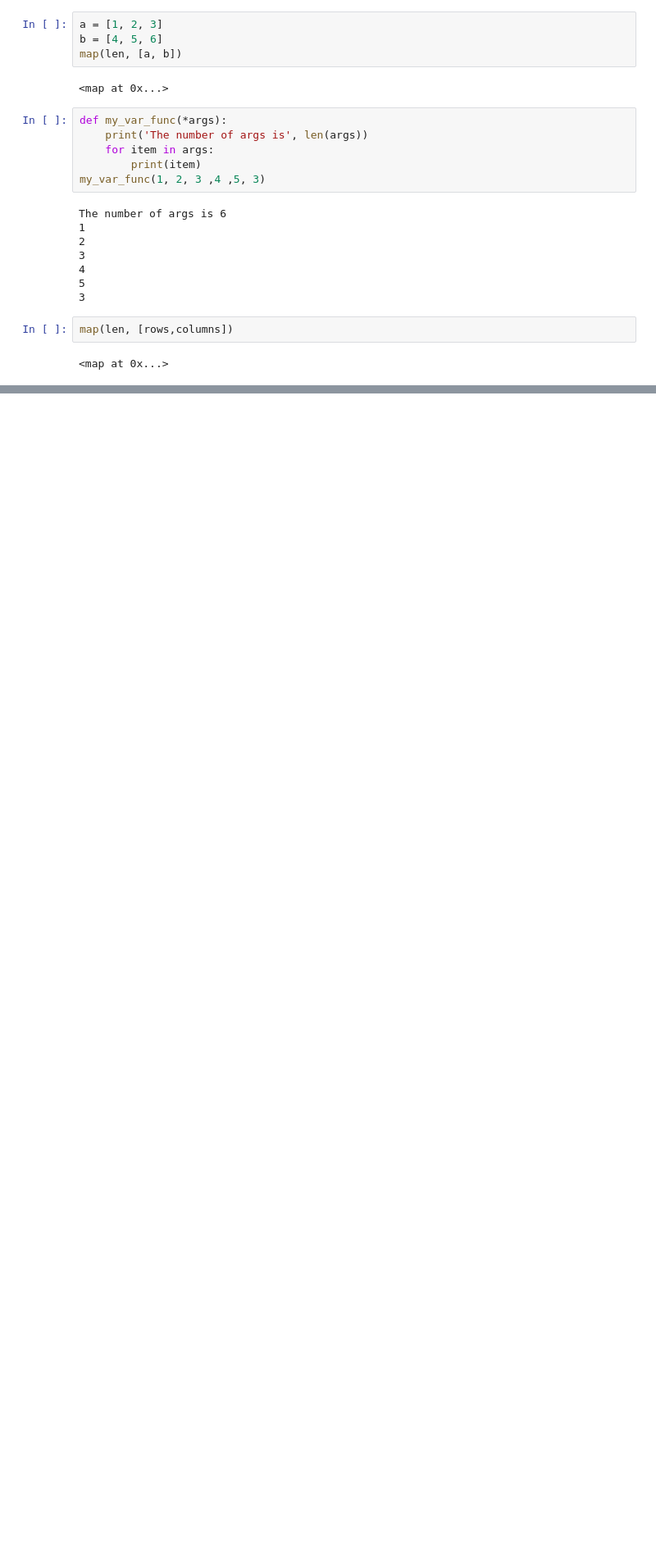
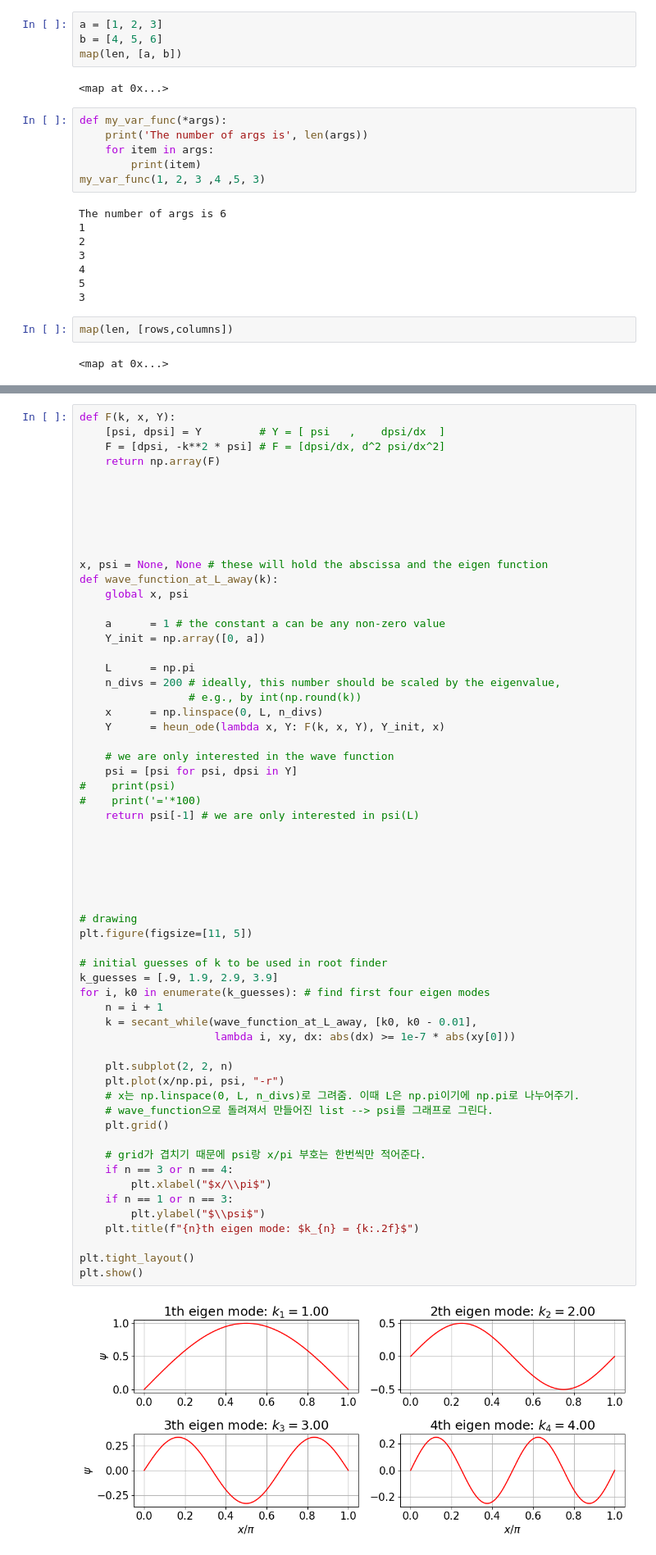
Before and after one commit to La-Folia/Numerical-Analysis, a Jupyter notebook: Integration_of_ODEs/Predictor_corrector_Method.ipynb, the cells around one changed output, grey strips where cells are left out. Shown at 82% size. Saved outputs shown, nothing was run; the diff lists cells and outputs as text; blank space fills up the shorter version.

```diff
--- a/Integration_of_ODEs/Predictor_corrector_Method.ipynb
+++ b/Integration_of_ODEs/Predictor_corrector_Method.ipynb
@@ -137,0 +298,62 @@ map(len, [rows,columns])
+# %%
+def F(k, x, Y):
+    [psi, dpsi] = Y         # Y = [ psi   ,    dpsi/dx  ]
+    F = [dpsi, -k**2 * psi] # F = [dpsi/dx, d^2 psi/dx^2]
+    return np.array(F)
+
+
+
+
+
+
+x, psi = None, None # these will hold the abscissa and the eigen function
+def wave_function_at_L_away(k):
+    global x, psi
+
+    a      = 1 # the constant a can be any non-zero value
+    Y_init = np.array([0, a])
+
+    L      = np.pi
+    n_divs = 200 # ideally, this number should be scaled by the eigenvalue,
+                 # e.g., by int(np.round(k))
+    x      = np.linspace(0, L, n_divs)
+    Y      = heun_ode(lambda x, Y: F(k, x, Y), Y_init, x)
+
+    # we are only interested in the wave function
+    psi = [psi for psi, dpsi in Y]
+#    print(psi)
+#    print('='*100)
+    return psi[-1] # we are only interested in psi(L)
+
+
+
+
+
+
+# drawing
+plt.figure(figsize=[11, 5])
+
+# initial guesses of k to be used in root finder
+k_guesses = [.9, 1.9, 2.9, 3.9]
+for i, k0 in enumerate(k_guesses): # find first four eigen modes
+    n = i + 1
+    k = secant_while(wave_function_at_L_away, [k0, k0 - 0.01],
+                     lambda i, xy, dx: abs(dx) >= 1e-7 * abs(xy[0]))
+
+    plt.subplot(2, 2, n)
+    plt.plot(x/np.pi, psi, "-r")
+    # x는 np.linspace(0, L, n_divs)로 그려줌. 이때 L은 np.pi이기에 np.pi로 나누어주기.
+    # wave_function으로 돌려져서 만들어진 list --> psi를 그래프로 그린다.
+    plt.grid()
+
+    # grid가 겹치기 때문에 psi랑 x/pi 부호는 한번씩만 적어준다.
+    if n == 3 or n == 4:
+        plt.xlabel("$x/\\pi$")
+    if n == 1 or n == 3:
+        plt.ylabel("$\\psi$")
+    plt.title(f"{n}th eigen mode: $k_{n} = {k:.2f}$")
+
+plt.tight_layout()
+plt.show()
+# %% [output]
+[figure, added]
```
Also changed, not shown: parts of 12 cells of this notebook, 2 other files.
